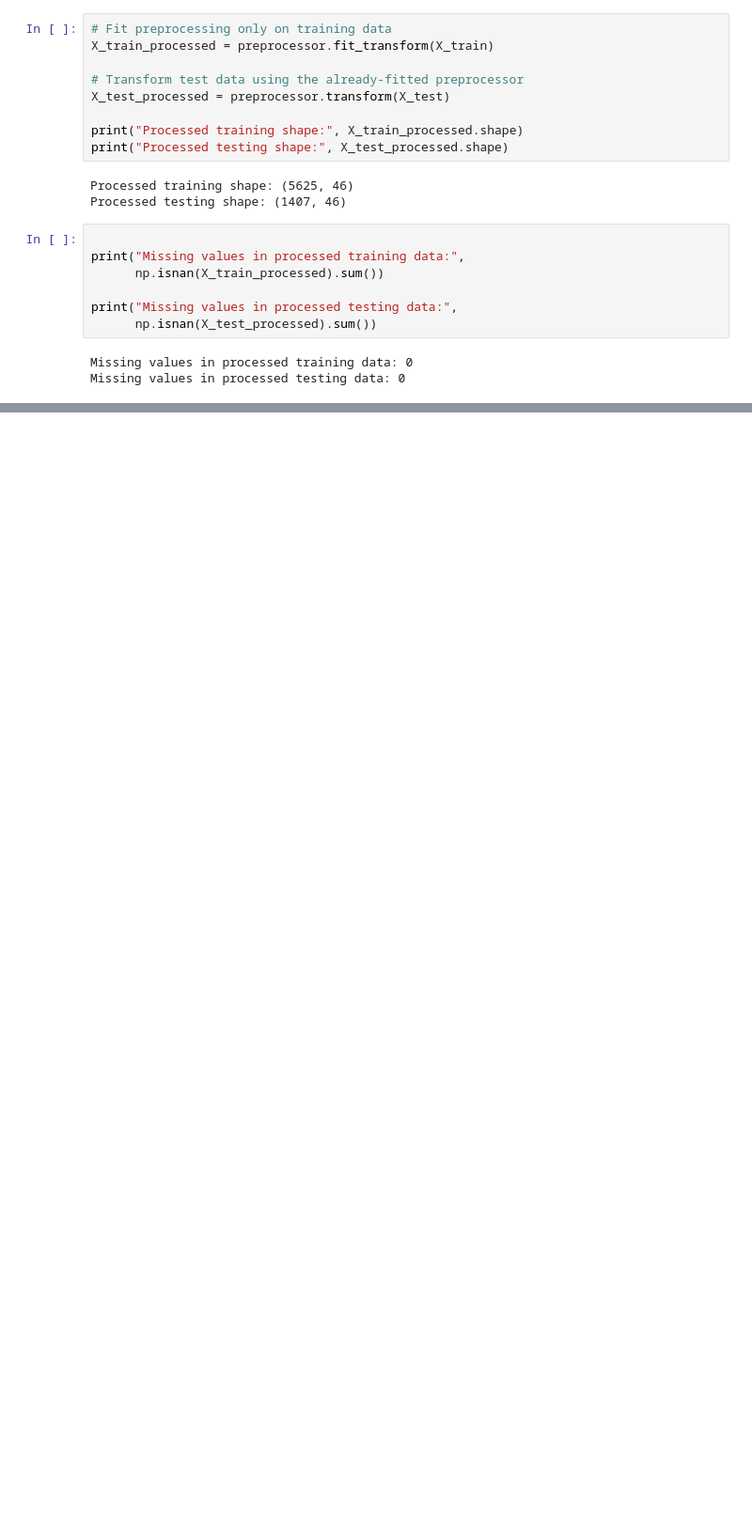
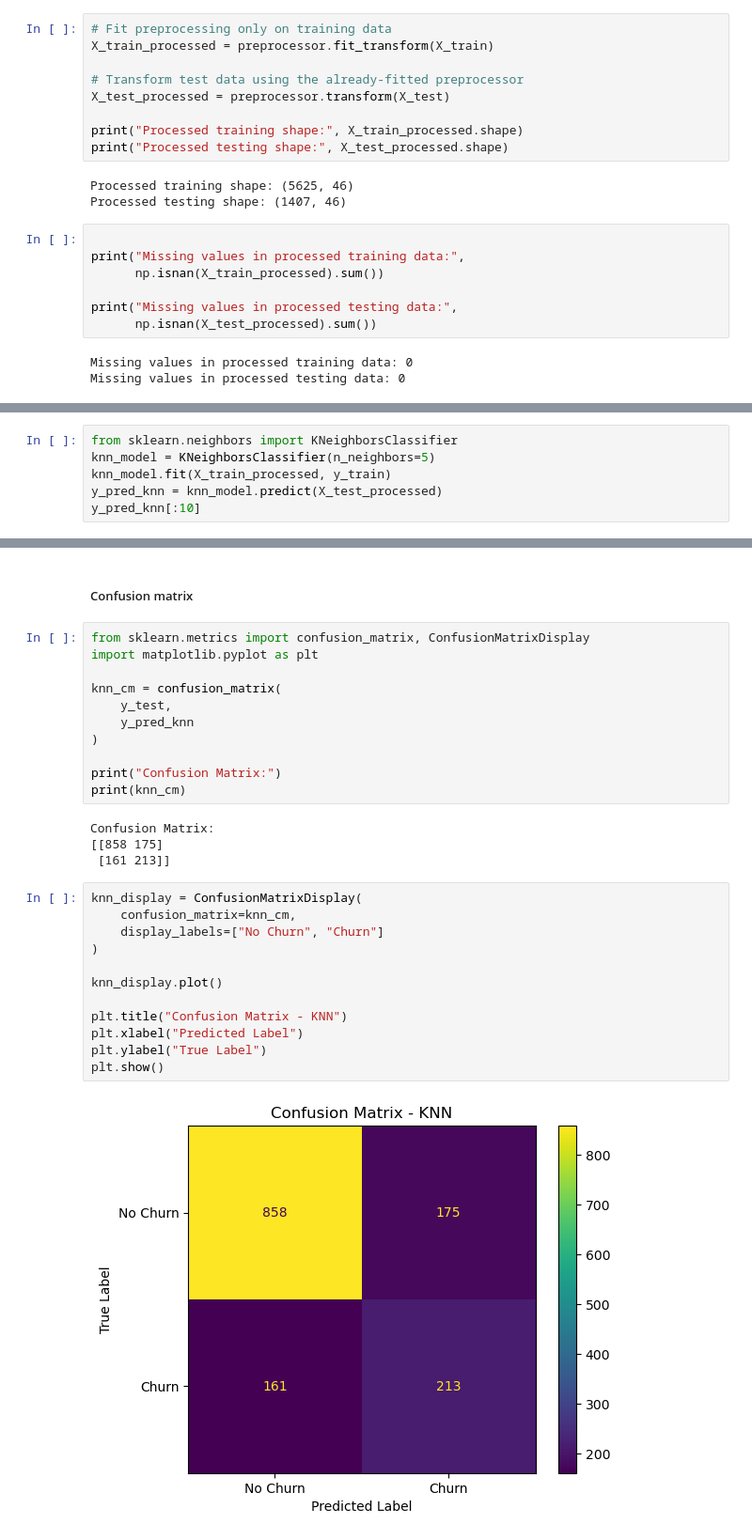
Before and after one commit to Anuja1307/ML_Capstone_Project, a Jupyter notebook: notebooks/Classification.ipynb, the cells around one changed output, grey strips where cells are left out. Shown at 94% size. Drawn from its saved outputs; the diff is of its cells as text; blank space fills up the shorter version.

```diff
--- a/notebooks/Classification.ipynb
+++ b/notebooks/Classification.ipynb
@@ -547,0 +658,6 @@ Missing values in processed testing data: 0
+# %%
+from sklearn.neighbors import KNeighborsClassifier
+knn_model = KNeighborsClassifier(n_neighbors=5)
+knn_model.fit(X_train_processed, y_train)
+y_pred_knn = knn_model.predict(X_test_processed)
+y_pred_knn[:10]
@@ -547,0 +693,31 @@ Missing values in processed testing data: 0
+# %% [markdown]
+##### Confusion matrix
+# %%
+from sklearn.metrics import confusion_matrix, ConfusionMatrixDisplay
+import matplotlib.pyplot as plt
+
+knn_cm = confusion_matrix(
+    y_test,
+    y_pred_knn
+)
+
+print("Confusion Matrix:")
+print(knn_cm)
+# %% [output]
+Confusion Matrix:
+[[858 175]
+ [161 213]]
+# %%
+knn_display = ConfusionMatrixDisplay(
+    confusion_matrix=knn_cm,
+    display_labels=["No Churn", "Churn"]
+)
+
+knn_display.plot()
+
+plt.title("Confusion Matrix - KNN")
+plt.xlabel("Predicted Label")
+plt.ylabel("True Label")
+plt.show()
+# %% [output]
+[figure, added]
```
Also changed, not shown: parts of 57 cells of this notebook, 1 other file.
